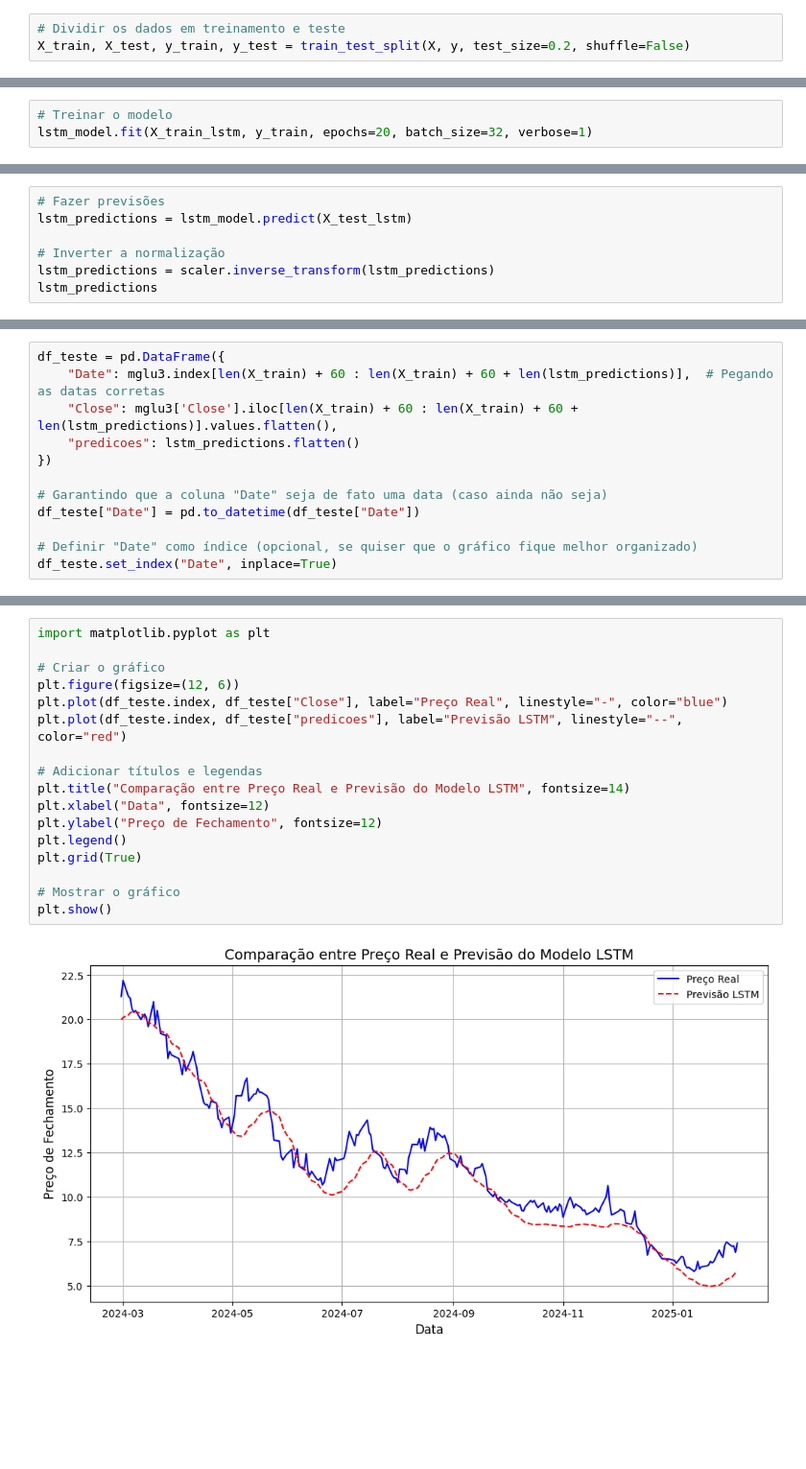
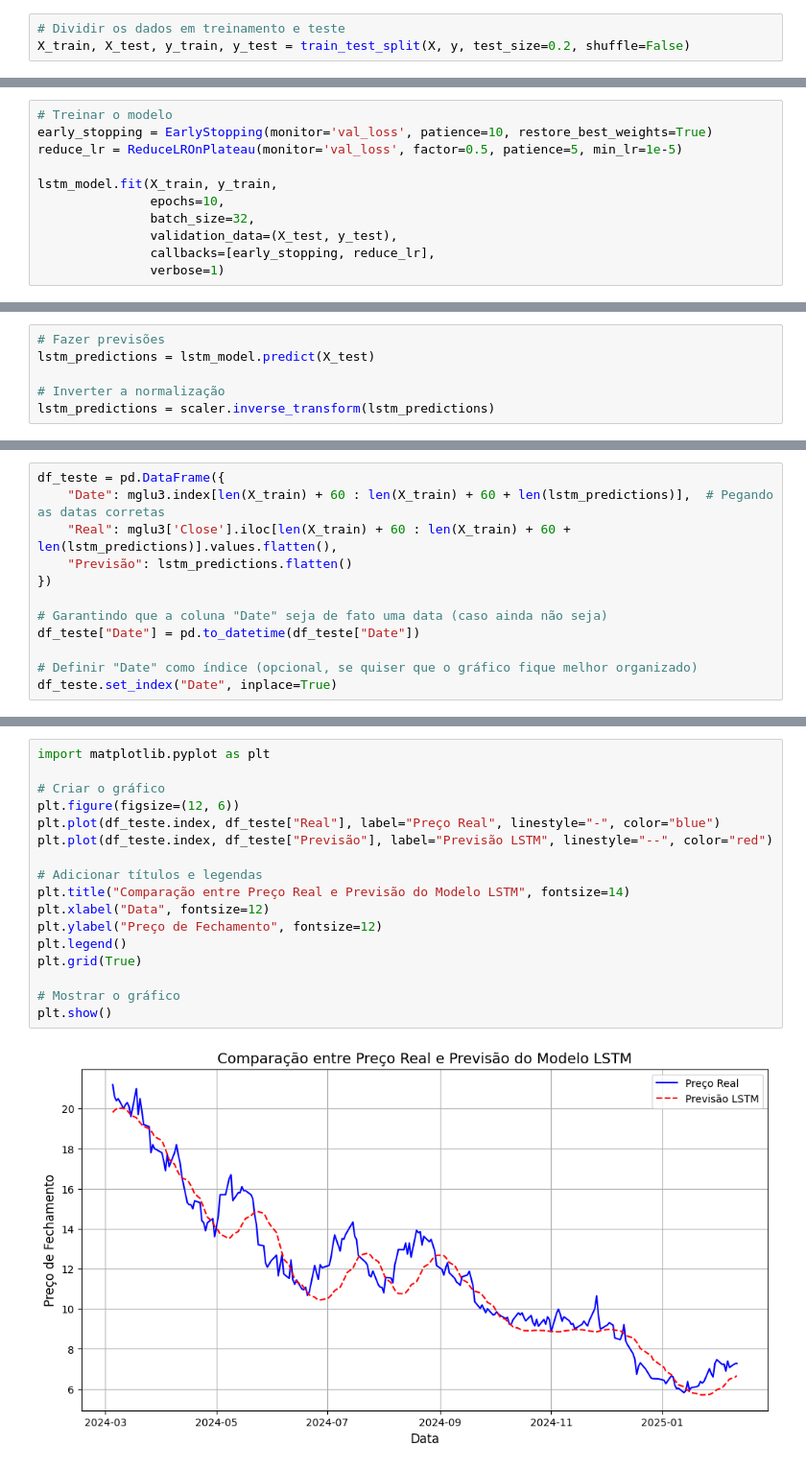
Before and after one commit to RamonCazotte/TCC, a Jupyter notebook: tcc_lstm.ipynb, the cells around one changed output, grey strips where cells are left out. Shown at 96% size. Drawn from its saved outputs; the diff is of its cells as text; blank space fills up the shorter version.

```diff
--- a/tcc_lstm.ipynb
+++ b/tcc_lstm.ipynb
@@ -184,3 +97,0 @@ lstm_model.compile(optimizer='adam', loss='mean_squared_error')
-# %%
-# Treinar o modelo
-lstm_model.fit(X_train_lstm, y_train, epochs=20, batch_size=32, verbose=1)
@@ -205,0 +98,11 @@ Epoch 20/20
+# %%
+# Treinar o modelo
+early_stopping = EarlyStopping(monitor='val_loss', patience=10, restore_best_weights=True)
+reduce_lr = ReduceLROnPlateau(monitor='val_loss', factor=0.5, patience=5, min_lr=1e-5)
+
+lstm_model.fit(X_train, y_train,
+               epochs=10,
+               batch_size=32,
+               validation_data=(X_test, y_test),
+               callbacks=[early_stopping, reduce_lr],
+               verbose=1)
@@ -206,8 +131,7 @@ Epoch 20/20
 # %%
 # Fazer previsões
-lstm_predictions = lstm_model.predict(X_test_lstm)
+lstm_predictions = lstm_model.predict(X_test)
 
 # Inverter a normalização
 lstm_predictions = scaler.inverse_transform(lstm_predictions)
-lstm_predictions
 # %% [output]
@@ -298,8 +139,8 @@ mglu3['Close']
 # %%
 df_teste = pd.DataFrame({
     "Date": mglu3.index[len(X_train) + 60 : len(X_train) + 60 + len(lstm_predictions)],  # Pegando as datas corretas
-    "Close": mglu3['Close'].iloc[len(X_train) + 60 : len(X_train) + 60 + len(lstm_predictions)].values.flatten(),
-    "predicoes": lstm_predictions.flatten()
+    "Real": mglu3['Close'].iloc[len(X_train) + 60 : len(X_train) + 60 + len(lstm_predictions)].values.flatten(),
+    "Previsão": lstm_predictions.flatten()
 })
 
 # Garantindo que a coluna "Date" seja de fato uma data (caso ainda não seja)
@@ -333,19 +187,19 @@ print(len(lstm_predictions))  # Deve imprimir 237
 # %%
 import matplotlib.pyplot as plt
 
 # Criar o gráfico
 plt.figure(figsize=(12, 6))
-plt.plot(df_teste.index, df_teste["Close"], label="Preço Real", linestyle="-", color="blue")
-plt.plot(df_teste.index, df_teste["predicoes"], label="Previsão LSTM", linestyle="--", color="red")
+plt.plot(df_teste.index, df_teste["Real"], label="Preço Real", linestyle="-", color="blue")
+plt.plot(df_teste.index, df_teste["Previsão"], label="Previsão LSTM", linestyle="--", color="red")
 
 # Adicionar títulos e legendas
 plt.title("Comparação entre Preço Real e Previsão do Modelo LSTM", fontsize=14)
 plt.xlabel("Data", fontsize=12)
 plt.ylabel("Preço de Fechamento", fontsize=12)
 plt.legend()
 plt.grid(True)
 
 # Mostrar o gráfico
 plt.show()
 # %% [output]
-[figure, old version]
+[figure, new version]
```
Also changed, not shown: parts of 30 cells of this notebook.
